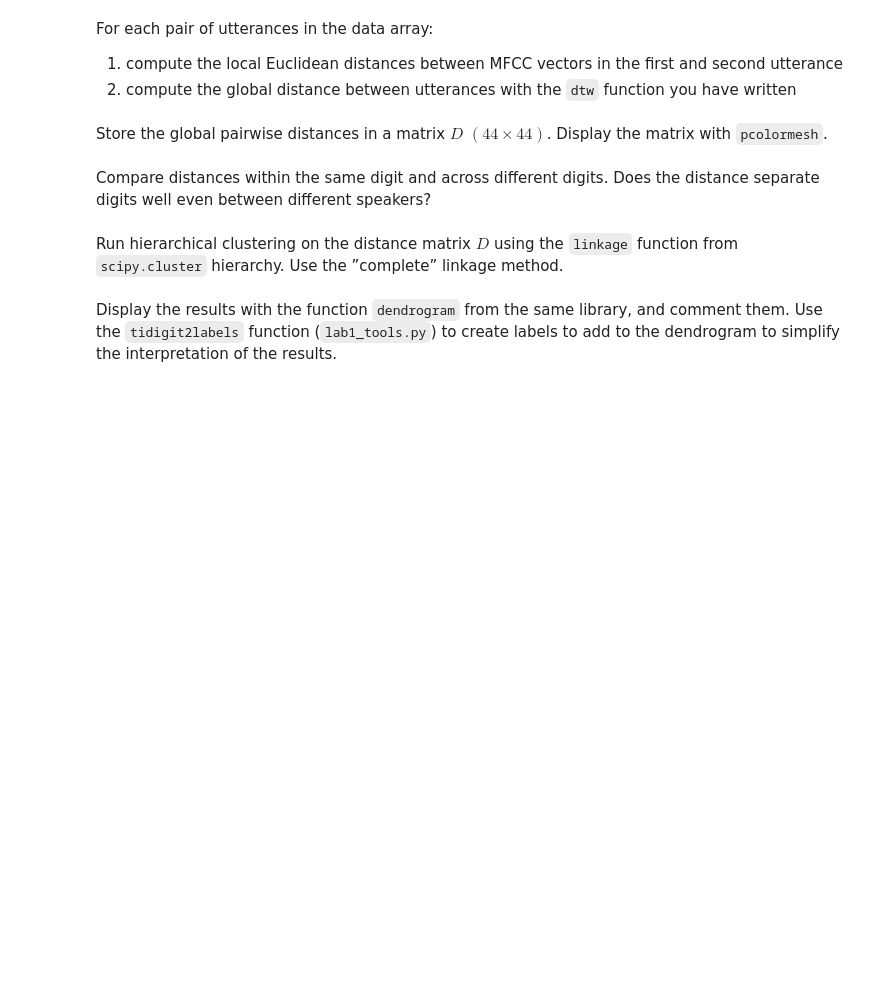
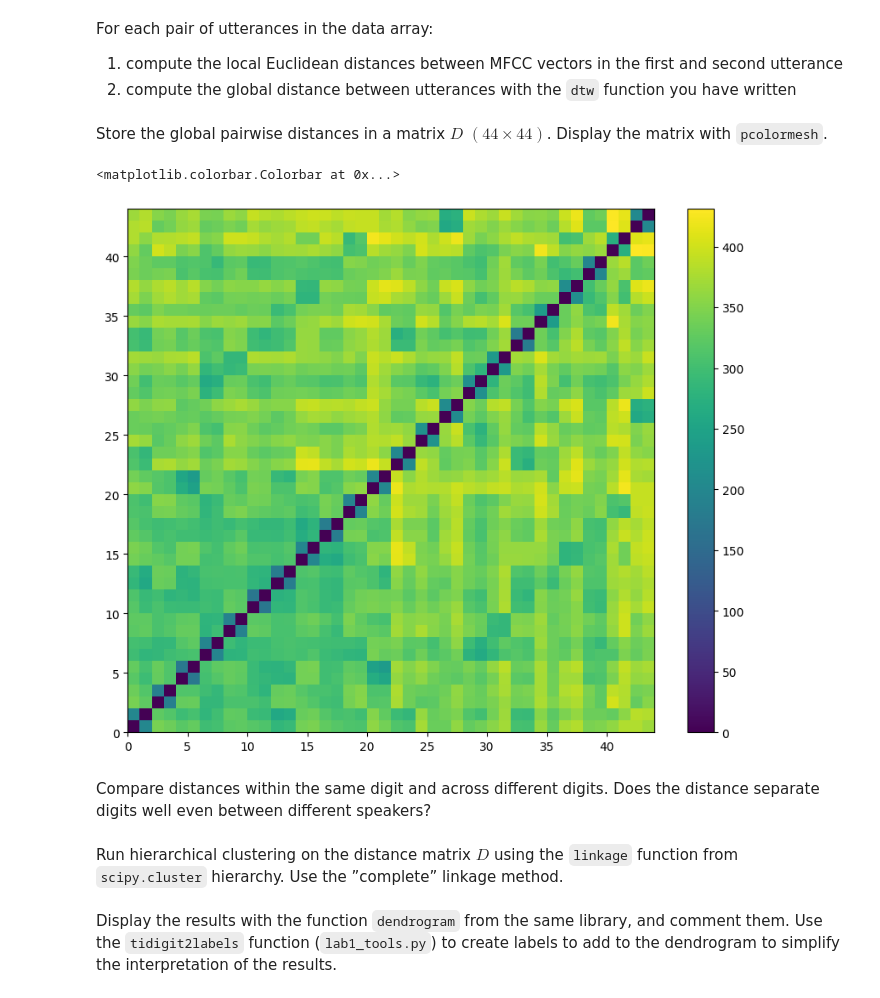
Before and after one commit to celdot/Speech_Speaker_Recognition, a Jupyter notebook: Assignements/lab1/lab1.ipynb, the cells around one changed output. Drawn from its saved outputs; the diff is of its cells as text; code cells hidden in the pictures; blank space fills up the shorter version.

```diff
--- a/Assignements/lab1/lab1.ipynb
+++ b/Assignements/lab1/lab1.ipynb
@@ -442,9 +461,27 @@ For each pair of utterances in the data array:
 
 1. compute the local Euclidean distances between MFCC vectors in the first and second utterance
 2. compute the global distance between utterances with the `dtw` function you have written
+# %%
+local_dist = [[[] for _ in range(len(utterances_names))] for _ in range(len(utterances_names))]
+D = np.zeros((len(utterances_names), len(utterances_names)))
+
+for i in tqdm(range(len(utterances_names))):
+    for j in range(len(utterances_names)):
+        dist =  scipy.spatial.distance.cdist(
+            mfcc_data[utterances_names[i]], mfcc_data[utterances_names[j]], metric='euclidean')
+        local_dist[i][j] = dist
+        d, LD, AD, path = proto.dtw(mfcc_data[utterances_names[i]], mfcc_data[utterances_names[j]], local_dist[i][j])
+        D[i, j] = d
 # %% [markdown]
 Store the global pairwise distances in a matrix $D$ $(44×44)$.
 Display the matrix with `pcolormesh`.
+# %%
+plt.figure(figsize=(10, 8))
+plt.pcolormesh(D)
+plt.colorbar()
+# %% [output]
+<matplotlib.colorbar.Colorbar at 0x...>
+[figure, added]
 # %% [markdown]
 Compare distances within the same digit and across different digits.
 Does the distance separate digits well even between different speakers?
```
Also changed, not shown: parts of 5 cells of this notebook, 1 other file.
